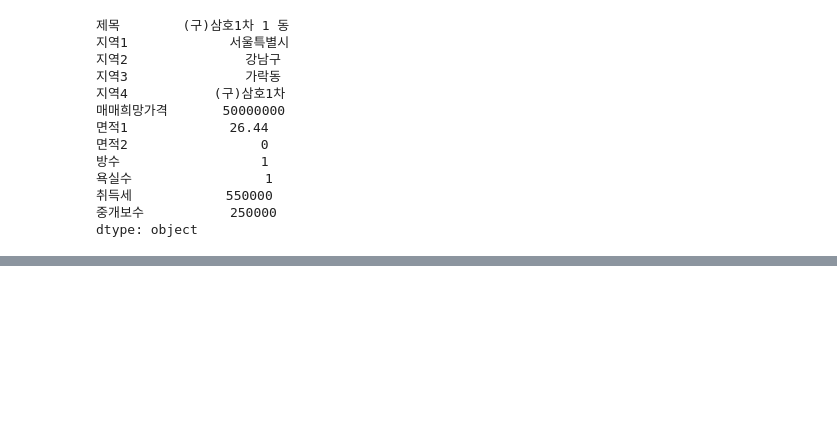
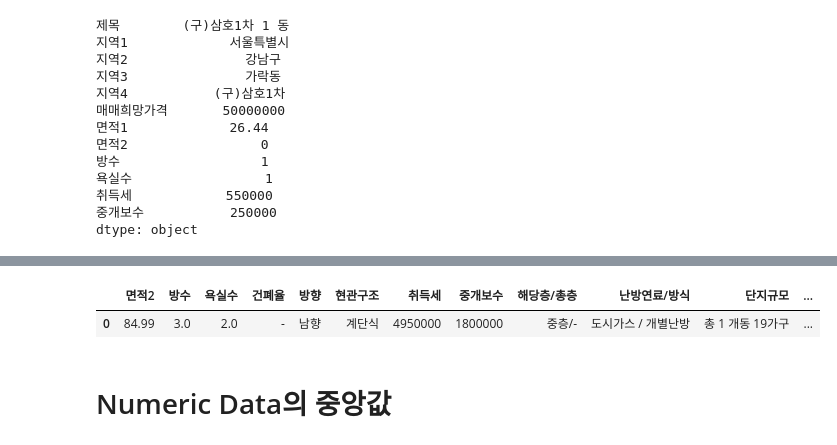
Before and after one commit to dudwo7783/DAFDS, a Jupyter notebook: read_estate.ipynb, the cells around one changed output, grey strips where cells are left out. Drawn from its saved outputs; the diff is of its cells as text; code cells hidden in the pictures; blank space fills up the shorter version.

```diff
--- a/read_estate.ipynb
+++ b/read_estate.ipynb
@@ -60,0 +121,7 @@ dtype: object
+# %%
+df.mode().loc[:,'면적2':]
+# %% [output]
+|  | 면적2 | 방수 | 욕실수 | 건폐율 | 방향 | 현관구조 | 취득세 | 중개보수 | 해당층/총층 | 난방연료/방식 | 단지규모 | ... |
+| 0 | 84.99 | 3.0 | 2.0 | - | 남향 | 계단식 | 4950000 | 1800000 | 중층/- | 도시가스 / 개별난방 | 총 1 개동 19가구 | ... |
+# %% [markdown]
+# Numeric Data의 중앙값
```
Also changed, not shown: parts of 20 cells of this notebook, 1 other file.
